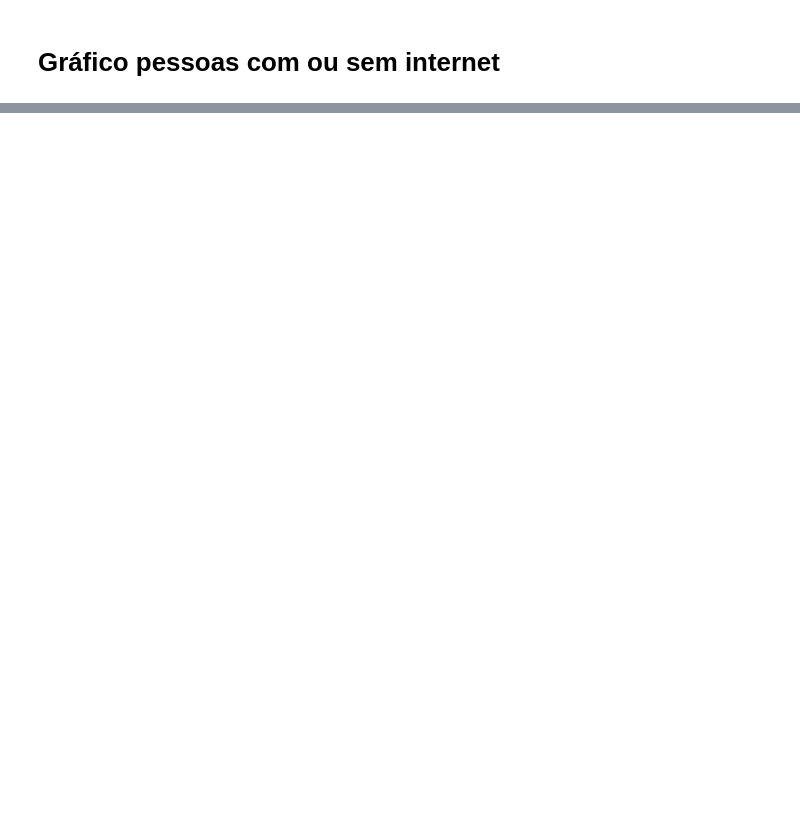
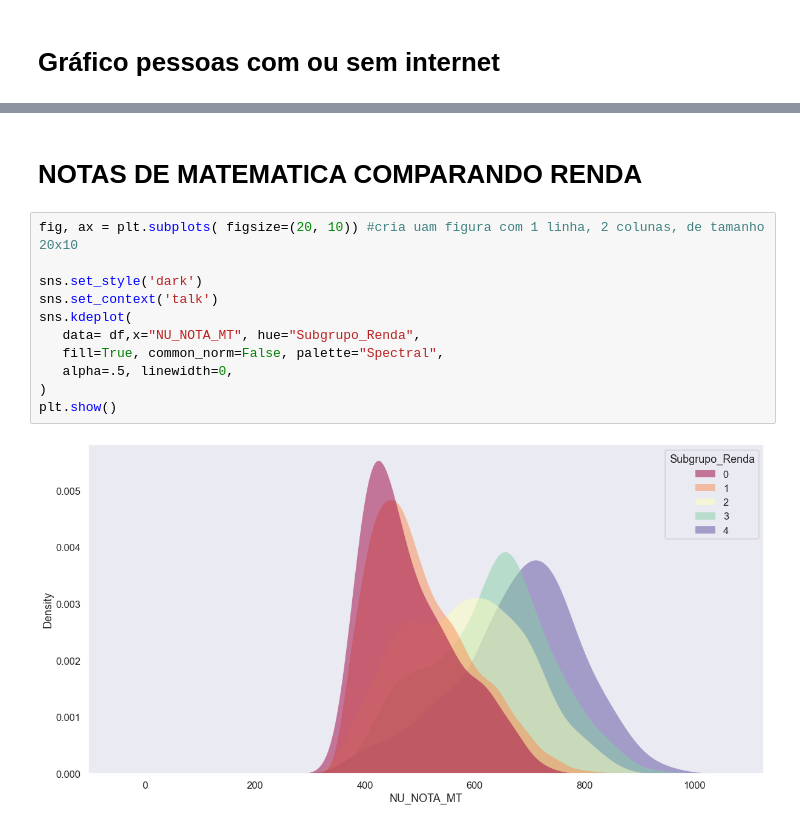
Before and after one commit to osbrabos/dataviz-enem, a Jupyter notebook: economical-analsysis.ipynb, the cells around one changed output, grey strips where cells are left out. Cells and saved outputs as stored; diff of their text form; blank space fills up the shorter version.

```diff
--- a/economical-analsysis.ipynb
+++ b/economical-analsysis.ipynb
@@ -205,0 +235,15 @@ plt.show()
+# %% [markdown]
+# NOTAS DE MATEMATICA COMPARANDO RENDA
+# %%
+fig, ax = plt.subplots( figsize=(20, 10)) #cria uam figura com 1 linha, 2 colunas, de tamanho 20x10
+
+sns.set_style('dark')
+sns.set_context('talk')
+sns.kdeplot(
+   data= df,x="NU_NOTA_MT", hue="Subgrupo_Renda",
+   fill=True, common_norm=False, palette="Spectral",
+   alpha=.5, linewidth=0,
+)
+plt.show()
+# %% [output]
+[figure, added]
```
Also changed, not shown: parts of 13 cells of this notebook.
